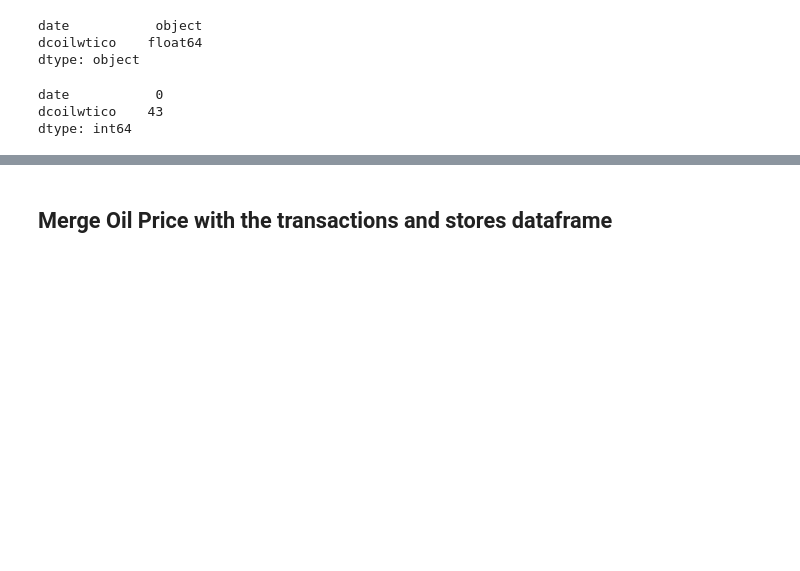
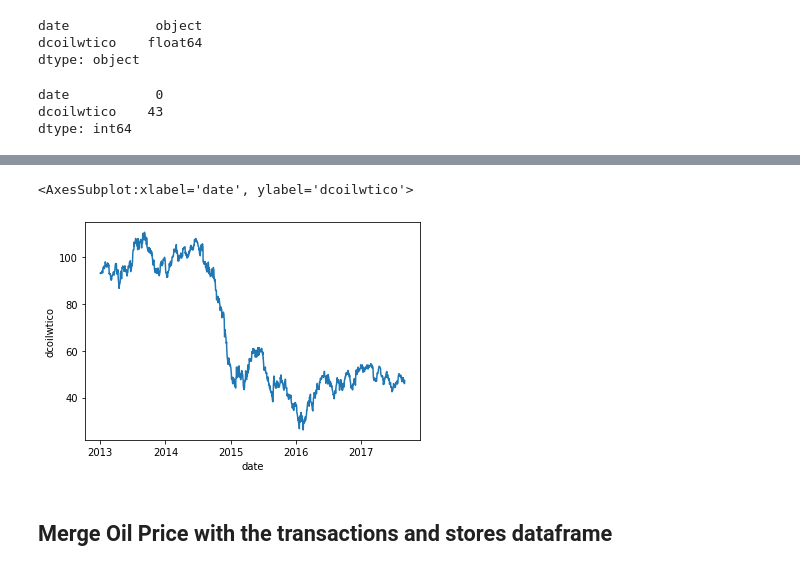
Before and after one commit to mrdaraujo/business_case_869, a Jupyter notebook: notebooks/farah_dataexploration .ipynb, the cells around one changed output, grey strips where cells are left out. Cells and saved outputs as stored; diff of their text form; code cells hidden in the pictures; blank space fills up the shorter version.

Commit message:
Push 2nd day - DataExploration & DataVisualisation

```diff
--- a/notebooks/farah_dataexploration .ipynb
+++ b/notebooks/farah_dataexploration .ipynb
@@ -167,3 +195,8 @@ data_oil.isna().sum()
 date           0
 dcoilwtico    43
 dtype: int64
+# %%
+ data_oil_2 = pd.read_csv("/Users/farahboukitab/code/mrdaraujo/business_case_869/business_case_869/data/store-sales-time-series-forecasting/oil.csv",
+                  parse_dates = ['date'], infer_datetime_format = True,
+                  index_col = 'date').to_period('D')
+data_oil_2
@@ -170,3 +218,8 @@ dtype: int64
+# %%
+sns.lineplot(data = data_oil_2['dcoilwtico'].to_timestamp())
+# %% [output]
+<AxesSubplot:xlabel='date', ylabel='dcoilwtico'>
+[figure, added]
 # %% [markdown]
 ## Merge Oil Price with the transactions and stores dataframe
 # %%
```
Also changed, not shown: parts of 10 cells of this notebook, 1 other file.
